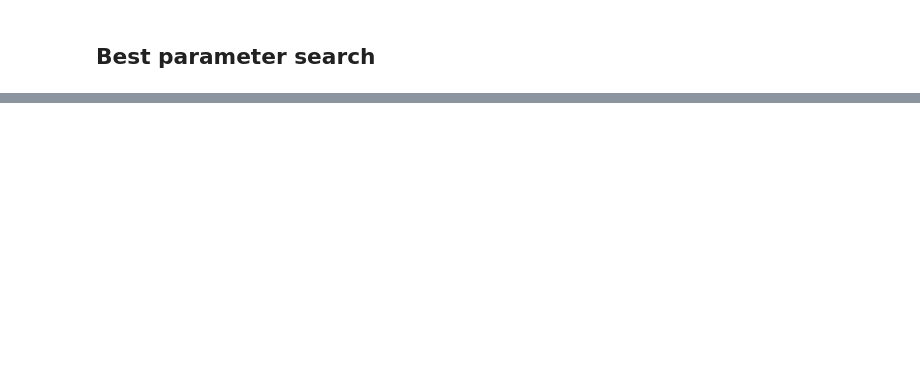
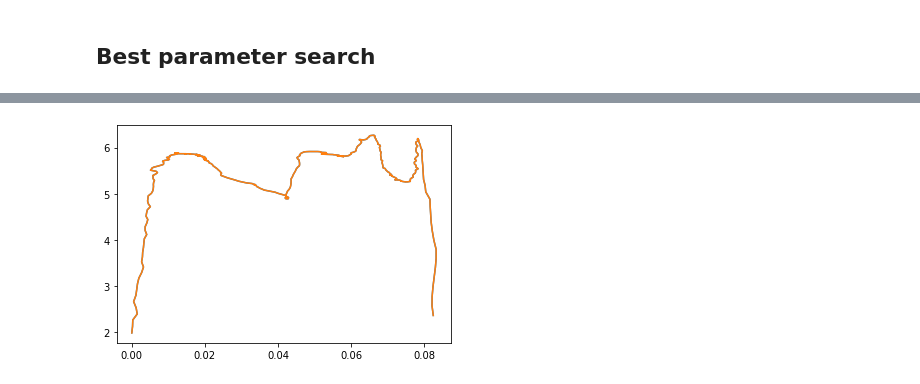
Before and after one commit to epfl-lasa/CITRIFIED, a Jupyter notebook: notebooks/test_ml_pipeline.ipynb, the cells around one changed output, grey strips where cells are left out. Saved outputs shown, nothing was run; the diff lists cells and outputs as text; code cells hidden in the pictures; blank space fills up the shorter version.

```diff
--- a/notebooks/test_ml_pipeline.ipynb
+++ b/notebooks/test_ml_pipeline.ipynb
@@ -78,3 +111,5 @@ y2 = np.linalg.norm(y1.values,axis=1) # single dimension normed force
+# %%
+y1 = np.array(timeseries[2][y_header[0]]).reshape(-1,1)
 # %% [markdown]
 ## Best parameter search
 # %%
@@ -84,4 +122,12 @@ print(search.best_params_)
-# %%
-search.fit(X, y2)
-print("Best parameter (CV score=%0.3f):" % search.best_score_)
-print(search.best_params_)
+# %%
+kernel = Matern()
+gpr2 = GaussianProcessRegressor(kernel=kernel)
+# %%
+gpr2.fit(X, y1)
+y_pr, y_std = gpr2.predict(X, return_std=True)
+# %%
+plt.plot(X,y1)
+plt.plot(X,y_pr)
+plt.show()
+# %% [output]
+[figure, added]
```
Also changed, not shown: parts of 26 cells of this notebook, 1 other file.
